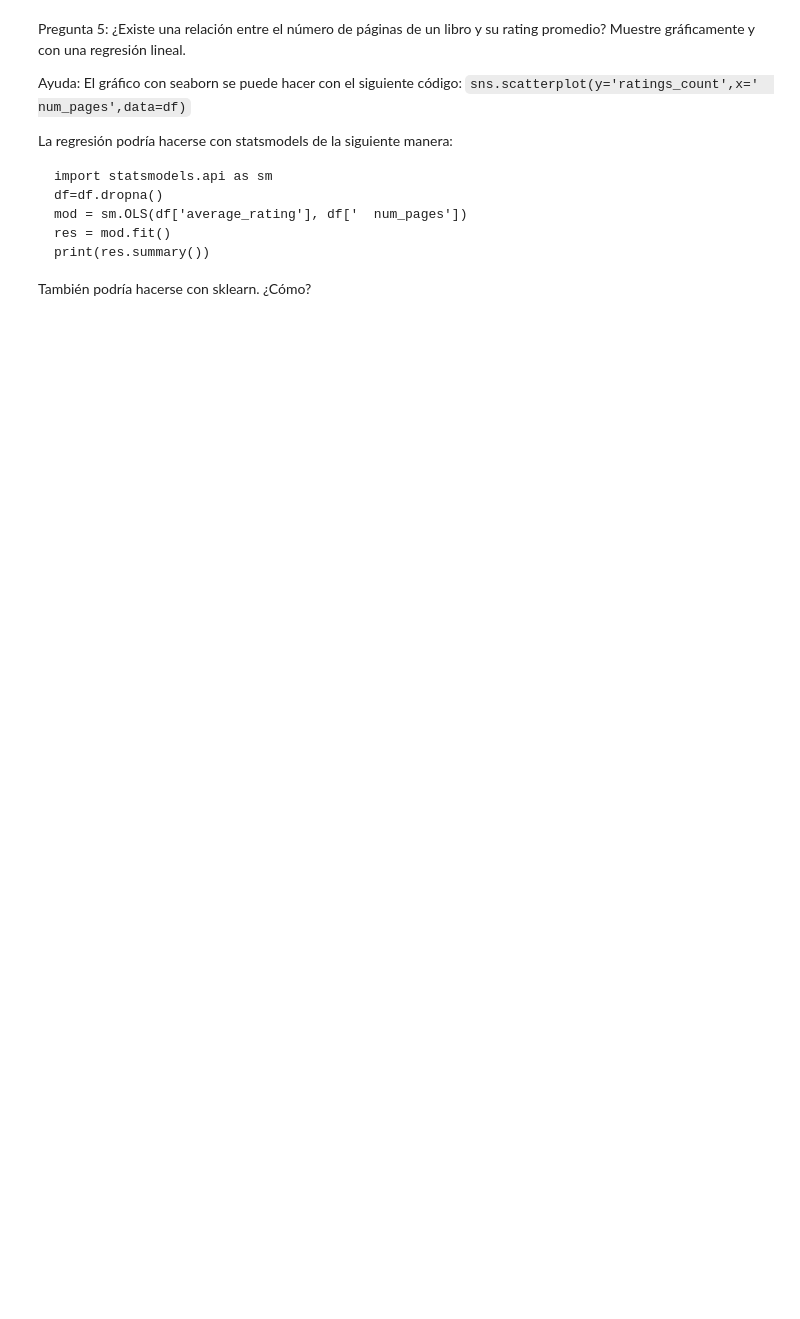
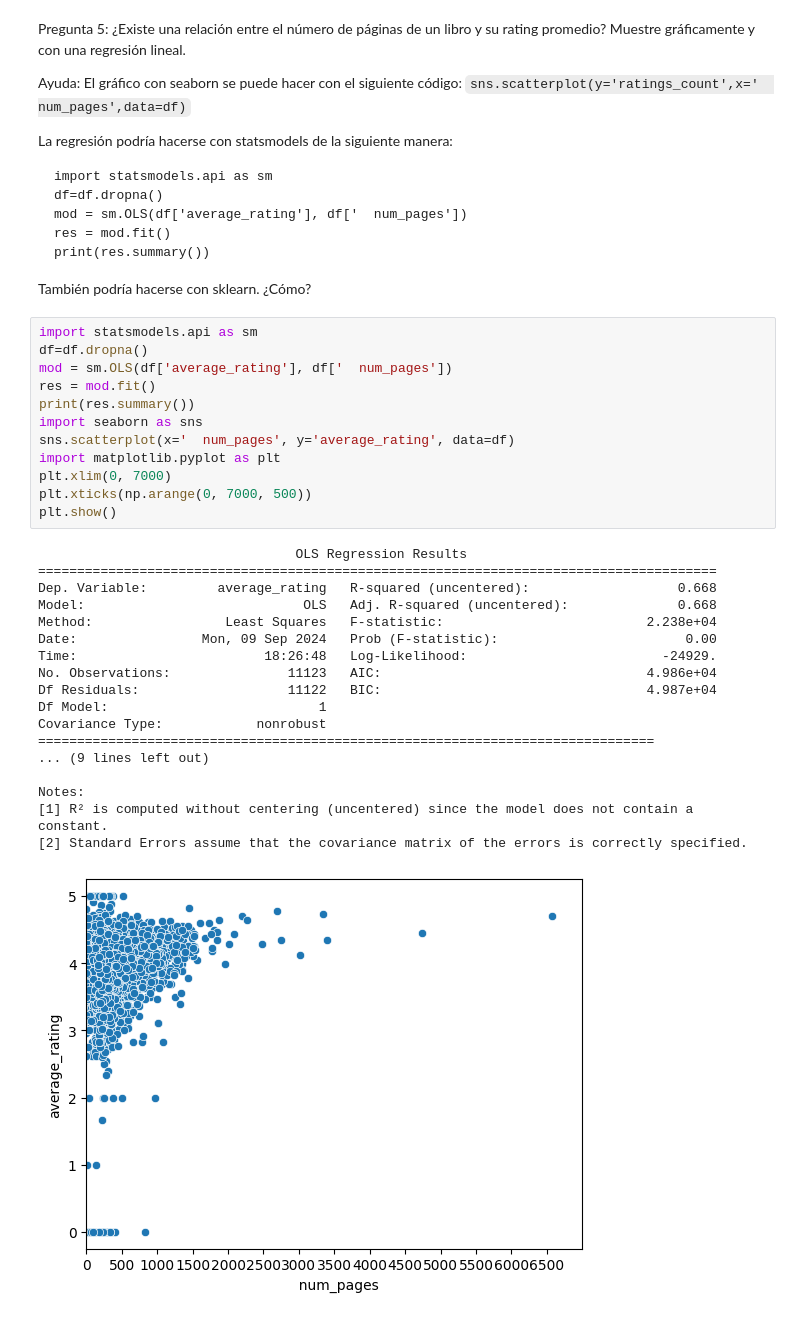
Before and after one commit to FerBarrey/An-lisis-cuantitativo-avanzados, a Jupyter notebook: Ejercicio_2.ipynb, the cells around one changed output. Drawn from its saved outputs; the diff is of its cells as text; blank space fills up the shorter version.

```diff
--- a/Ejercicio_2.ipynb
+++ b/Ejercicio_2.ipynb
@@ -95,3 +158,34 @@ print(res.summary())
 
 
 También podría hacerse con sklearn. ¿Cómo?
+# %%
+import statsmodels.api as sm
+df=df.dropna()
+mod = sm.OLS(df['average_rating'], df['  num_pages'])
+res = mod.fit()
+print(res.summary())
+import seaborn as sns
+sns.scatterplot(x='  num_pages', y='average_rating', data=df)
+import matplotlib.pyplot as plt
+plt.xlim(0, 7000)
+plt.xticks(np.arange(0, 7000, 500))
+plt.show()
+# %% [output]
+                                 OLS Regression Results
+=======================================================================================
+Dep. Variable:         average_rating   R-squared (uncentered):                   0.668
+Model:                            OLS   Adj. R-squared (uncentered):              0.668
+Method:                 Least Squares   F-statistic:                          2.238e+04
+Date:                Mon, 09 Sep 2024   Prob (F-statistic):                        0.00
+Time:                        18:26:48   Log-Likelihood:                         -24929.
+No. Observations:               11123   AIC:                                  4.986e+04
+Df Residuals:                   11122   BIC:                                  4.987e+04
+Df Model:                           1
+Covariance Type:            nonrobust
+===============================================================================
+... (9 lines left out)
+
+Notes:
+[1] R² is computed without centering (uncentered) since the model does not contain a constant.
+[2] Standard Errors assume that the covariance matrix of the errors is correctly specified.
+[figure, added]
```
Also changed, not shown: parts of 9 cells of this notebook.
